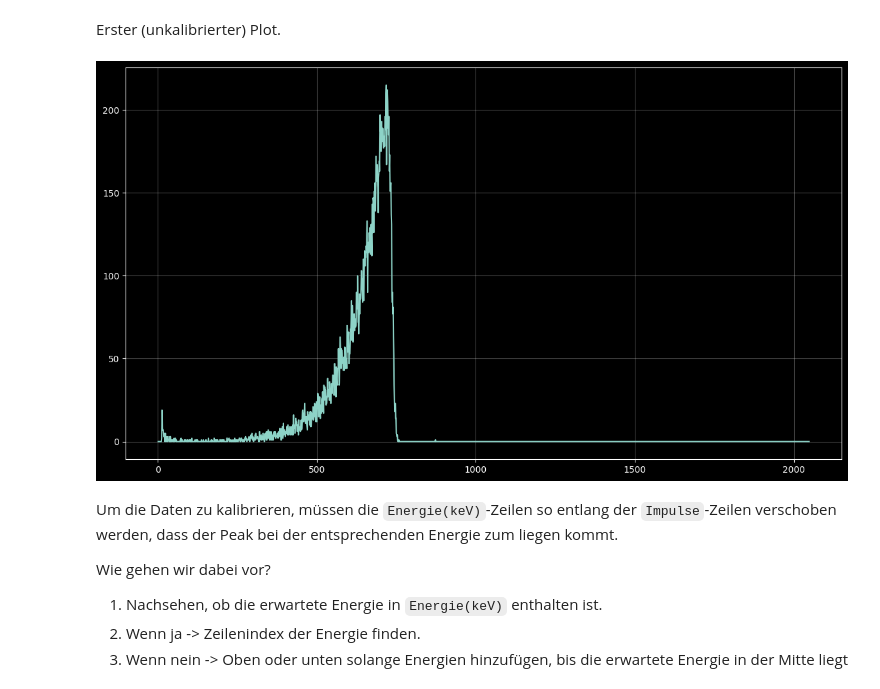
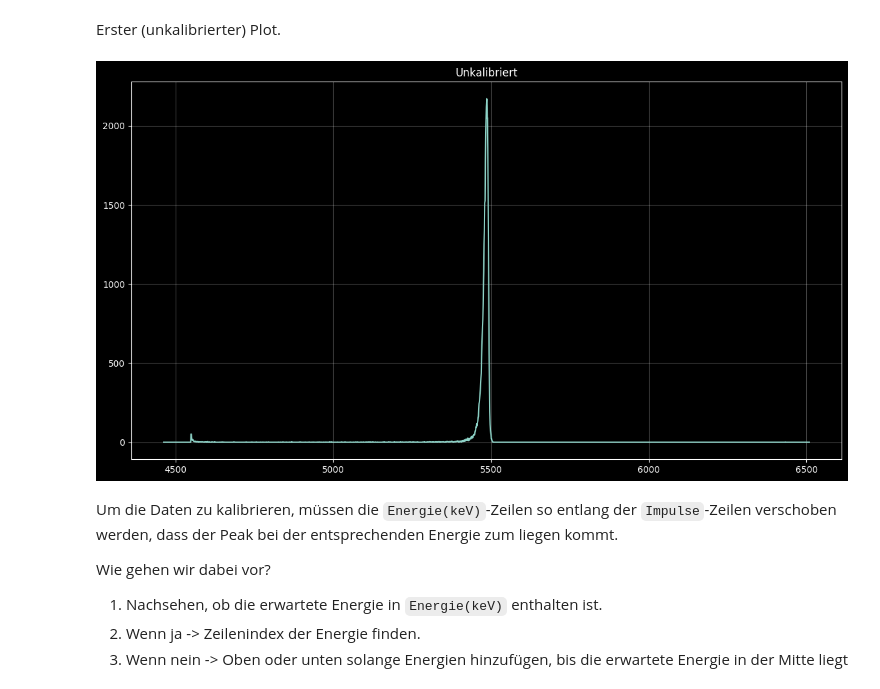
Before and after one commit to HateFindingNames/RadiationProtection_DetectorTechnology, a Jupyter notebook: V11/V11.ipynb, the cells around one changed output. Drawn from its saved outputs; the diff is of its cells as text; code cells hidden in the pictures.

```diff
--- a/V11/V11.ipynb
+++ b/V11/V11.ipynb
@@ -97,18 +97,19 @@ Erster (unkalibrierter) Plot.
 # %%
 cm = 1/2.54 # inch to cm, metric like brrr
 
 # Nightowl mode
 plt.style.use("default")
 plt.style.use("dark_background")
 
 fig, ax = plt.subplots(figsize=(30*cm, 30*(9/16)*cm))
 
-ax.plot(Am_wo_vac["Energie(keV)"], Am_wo_vac["Impulse"])
+ax.plot(Am_w_vac["Energie(keV)"], Am_w_vac["Impulse"])
+ax.set_title("Unkalibriert")
 ax.grid(axis='both', alpha=.3)
 
 plt.tight_layout()
 # %% [output]
-[figure, old version]
+[figure, new version]
 # %% [markdown]
 Um die Daten zu kalibrieren, müssen die ``Energie(keV)``-Zeilen so entlang der ``Impulse``-Zeilen verschoben werden, dass der Peak bei der entsprechenden Energie zum liegen kommt.
 
```
Also changed, not shown: parts of 9 cells of this notebook.
